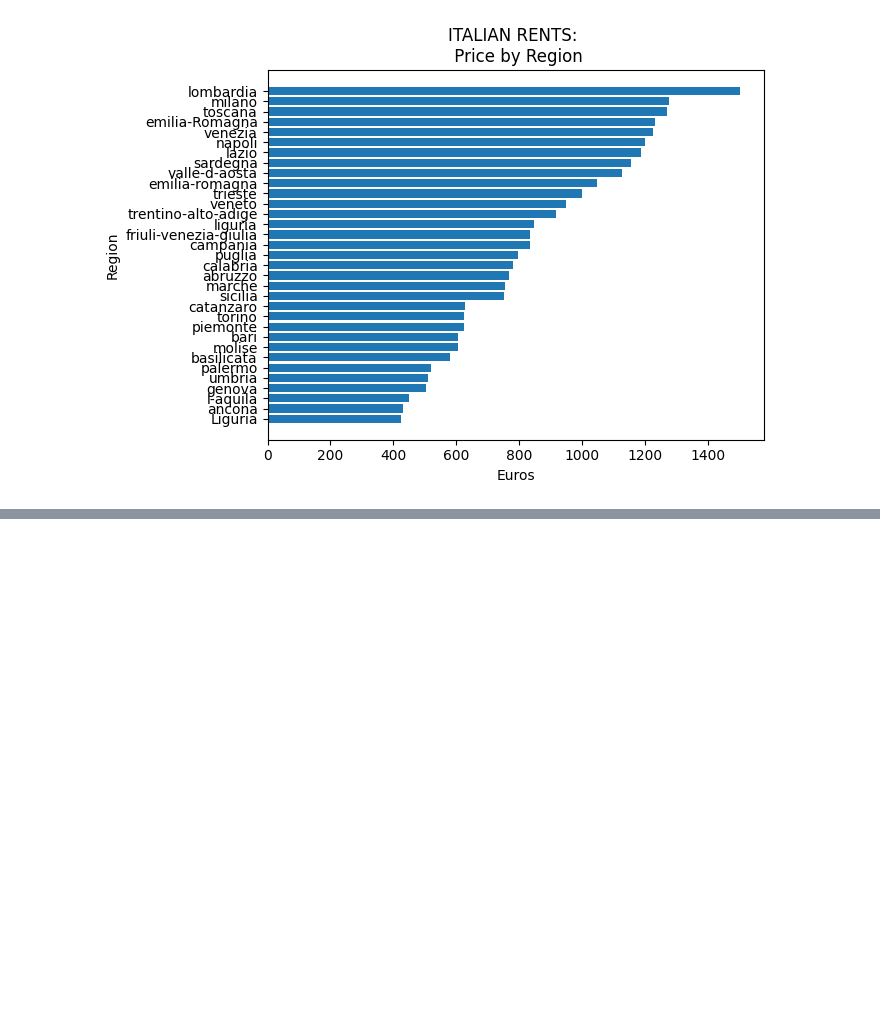
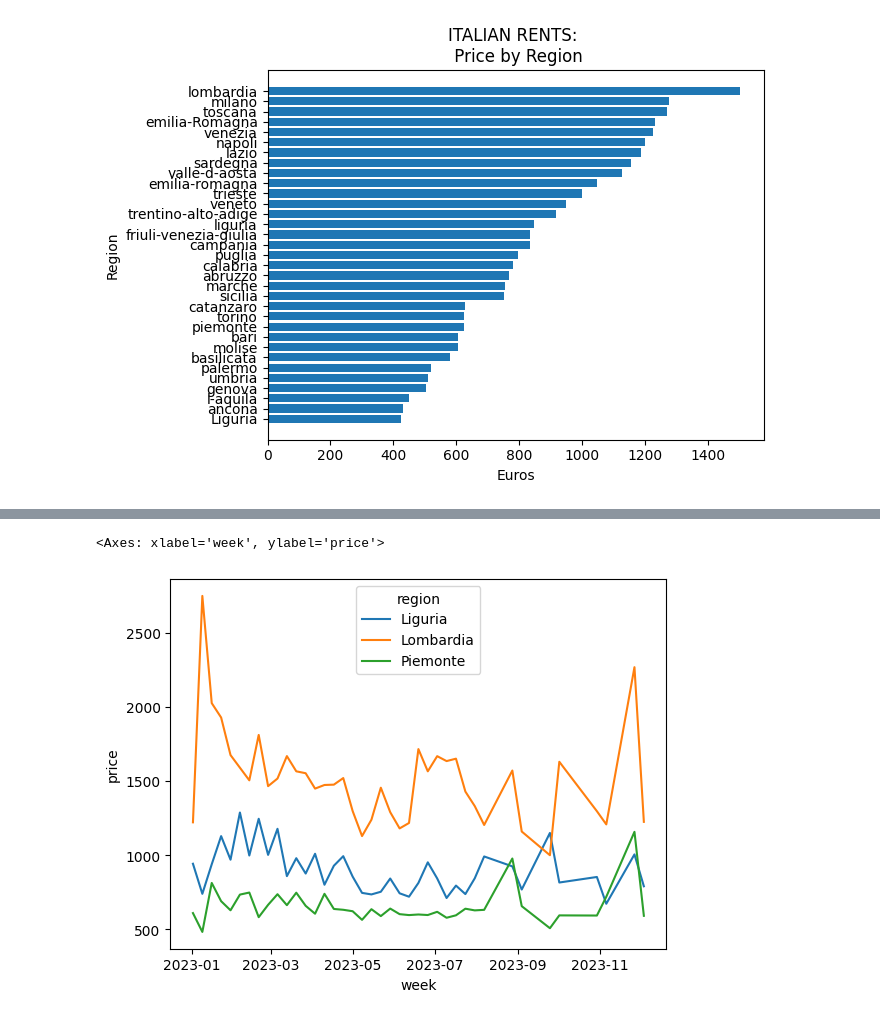
Before and after one commit to francescogoia/italy_house_prices, a Jupyter notebook: prices_analysis.ipynb, the cells around one changed output, grey strips where cells are left out. Drawn from its saved outputs; the diff is of its cells as text; code cells hidden in the pictures; blank space fills up the shorter version.

```diff
--- a/prices_analysis.ipynb
+++ b/prices_analysis.ipynb
@@ -233,0 +236,8 @@ map_prices_plot(prices_by_municipalities)
+# %%
+regions = ["Liguria", "Lombardia", "Piemonte"]
+df_regions = df_rent_clean.loc[df_rent_clean["region"].isin(regions)]
+mean_price_region = df_regions.groupby(["week", "region"])["price"].mean().reset_index()
+sns.lineplot(mean_price_region, x="week", y="price", hue="region")
+# %% [output]
+<Axes: xlabel='week', ylabel='price'>
+[figure, added]
```
Also changed, not shown: parts of 17 cells of this notebook.
